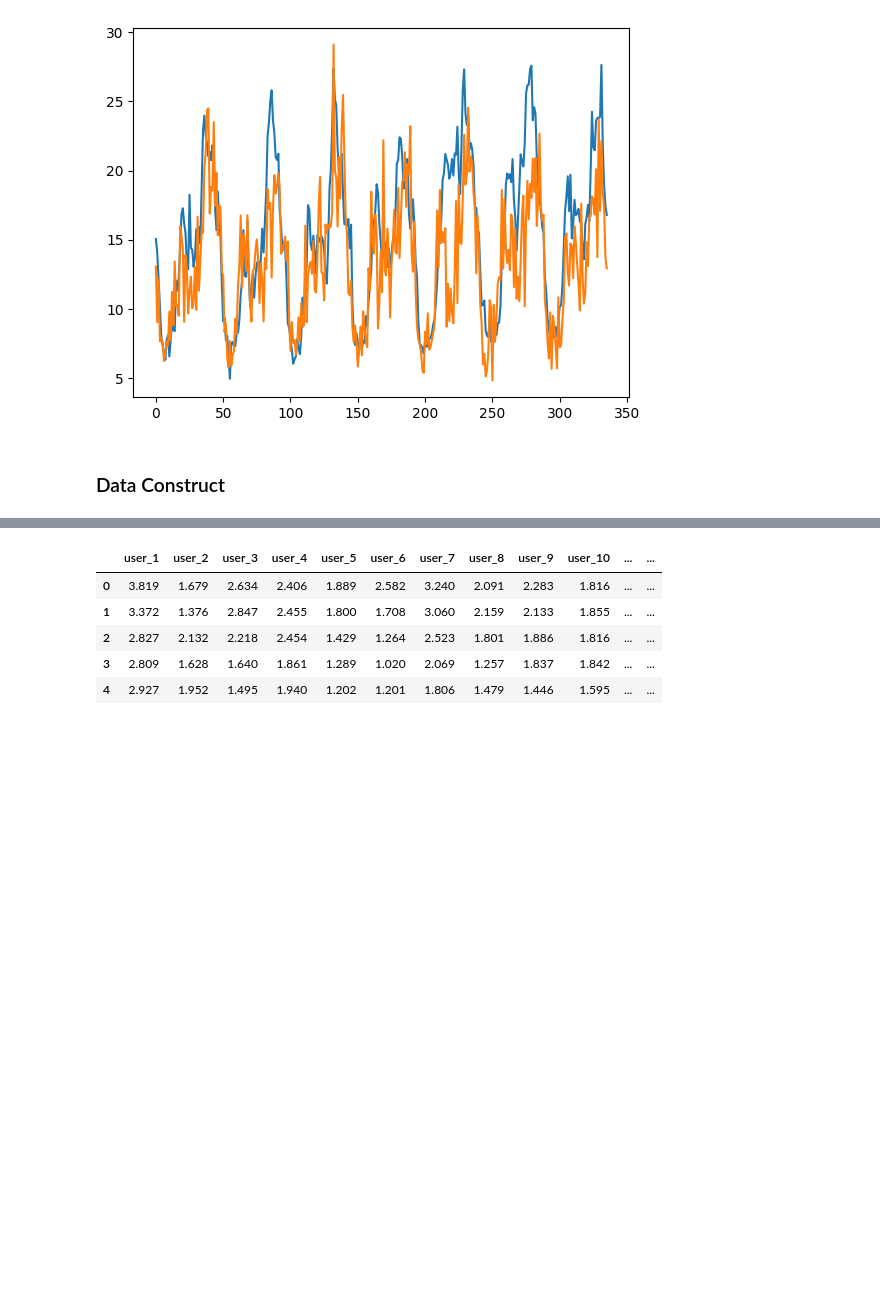
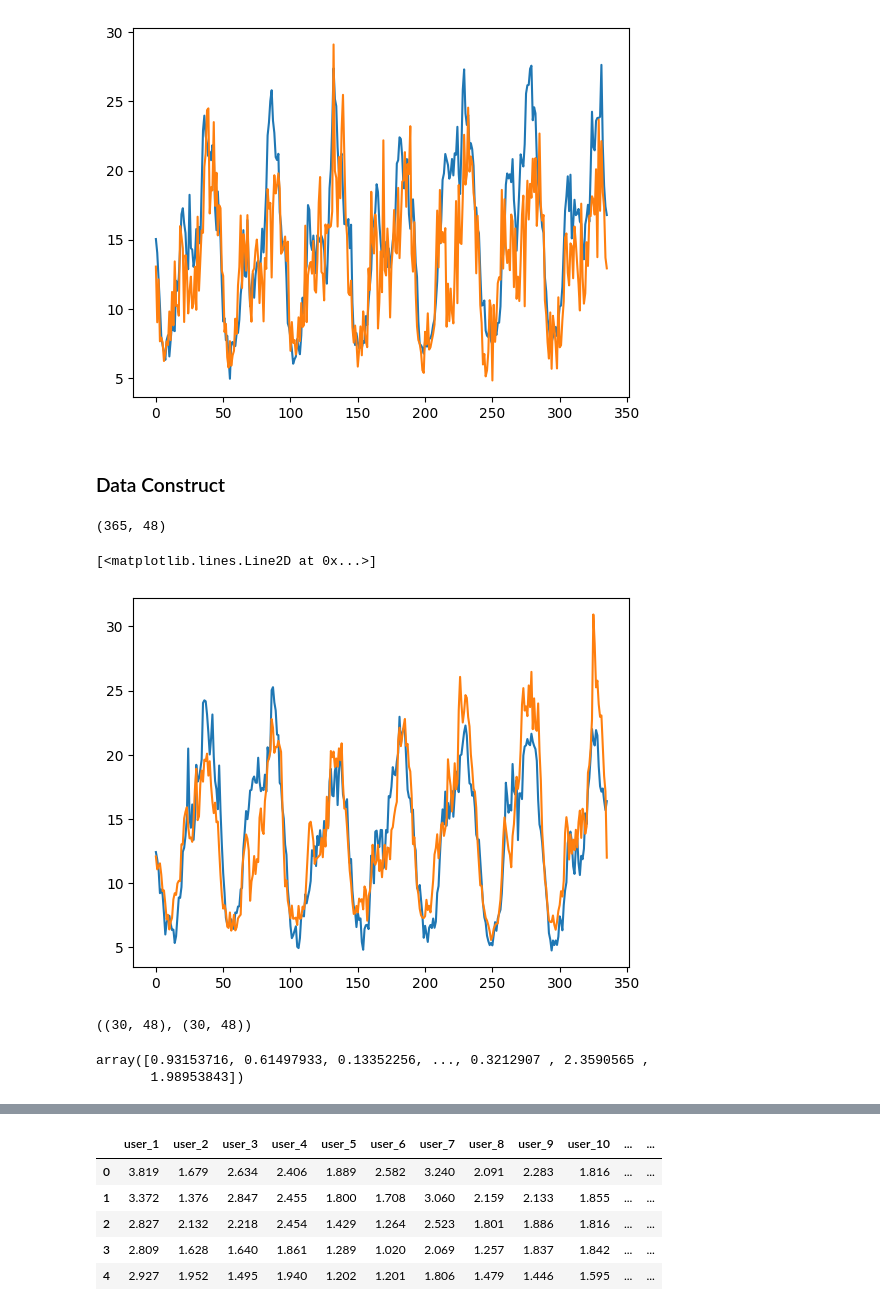
Before and after one commit to KunWang-22/Load_Generation, a Jupyter notebook: model/model.ipynb, the cells around one changed output, grey strips where cells are left out. Cells and saved outputs as stored; diff of their text form; code cells hidden in the pictures; blank space fills up the shorter version.

```diff
--- a/model/model.ipynb
+++ b/model/model.ipynb
@@ -59,0 +86,39 @@ original_data = pd.read_csv(file_path)
+# %%
+from sklearn.preprocessing import StandardScaler
+file_path = "../data/UKDA_2013_clean.csv"
+all_data = pd.read_csv(file_path)
+test = all_data.iloc[:, -51:-1].sum(axis=1)
+
+aggregated_data = pd.DataFrame()
+aggregated_data["time"] = pd.to_datetime(all_data["time"])
+for i in range((all_data.shape[1]-2)//50):
+    temp_data = all_data.iloc[:, (1+i*50):(1+(i+1)*50)].sum(axis=1)
+    temp_name = "user_" + str(i+1)
+    aggregated_data[temp_name] = temp_data
+
+scaler = StandardScaler().fit(aggregated_data.iloc[:, 1:])
+#     # scaler = StandardScaler().fit(aggregated_data)
+new_test = (test - scaler.mean_[2]) / scaler.scale_[2]
+
+test_data = new_test[:48*30].values.reshape(-1, 48)
+test_condition = test_data[14].reshape(1, -1).repeat(30, axis=0)
+# %%
+test.values.reshape(-1, 48).shape
+# %% [output]
+(365, 48)
+# %%
+# plt.plot(test.values.reshape(-1, 48)[:7].flatten())
+plt.plot(aggregated_data.iloc[:, 1].values.reshape(-1, 48)[:7].flatten())
+plt.plot(aggregated_data.iloc[:, -1].values.reshape(-1, 48)[:7].flatten())
+# %% [output]
+[<matplotlib.lines.Line2D at 0x...>]
+[figure, added]
+# %%
+test_data.shape, test_condition.shape
+# %% [output]
+((30, 48), (30, 48))
+# %%
+new_test.values
+# %% [output]
+array([0.93153716, 0.61497933, 0.13352256, ..., 0.3212907 , 2.3590565 ,
+       1.98953843])
```
Also changed, not shown: parts of 22 cells of this notebook, 9 other files.
